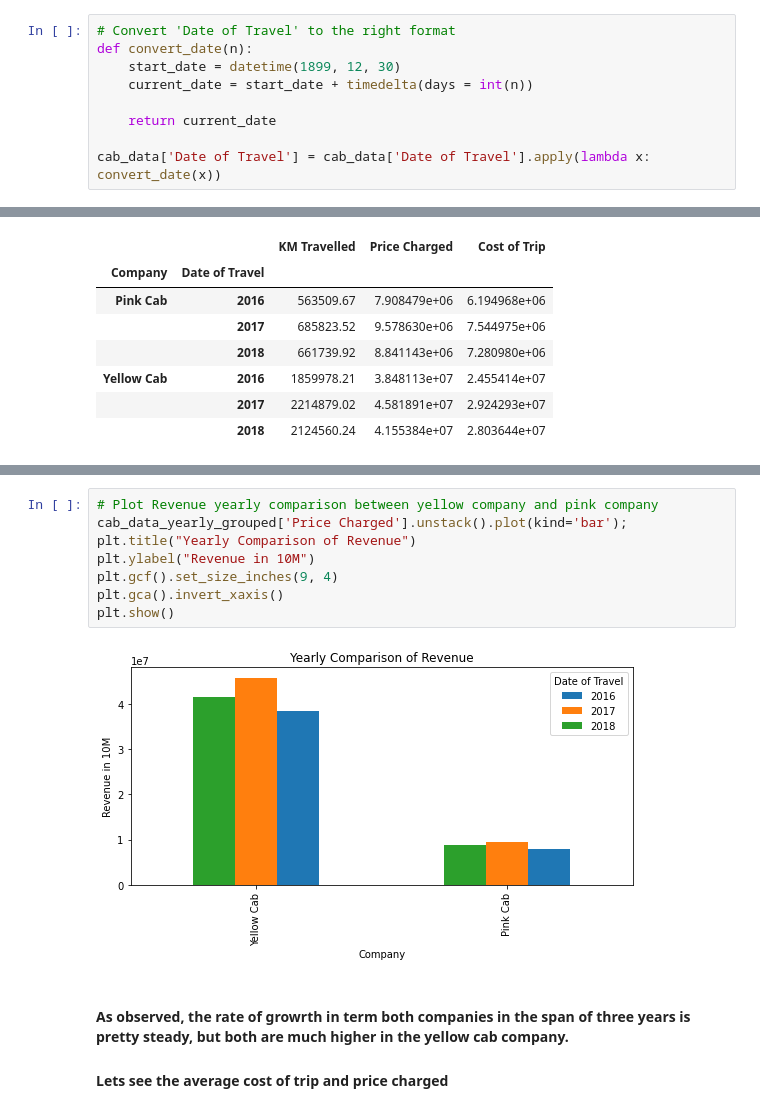
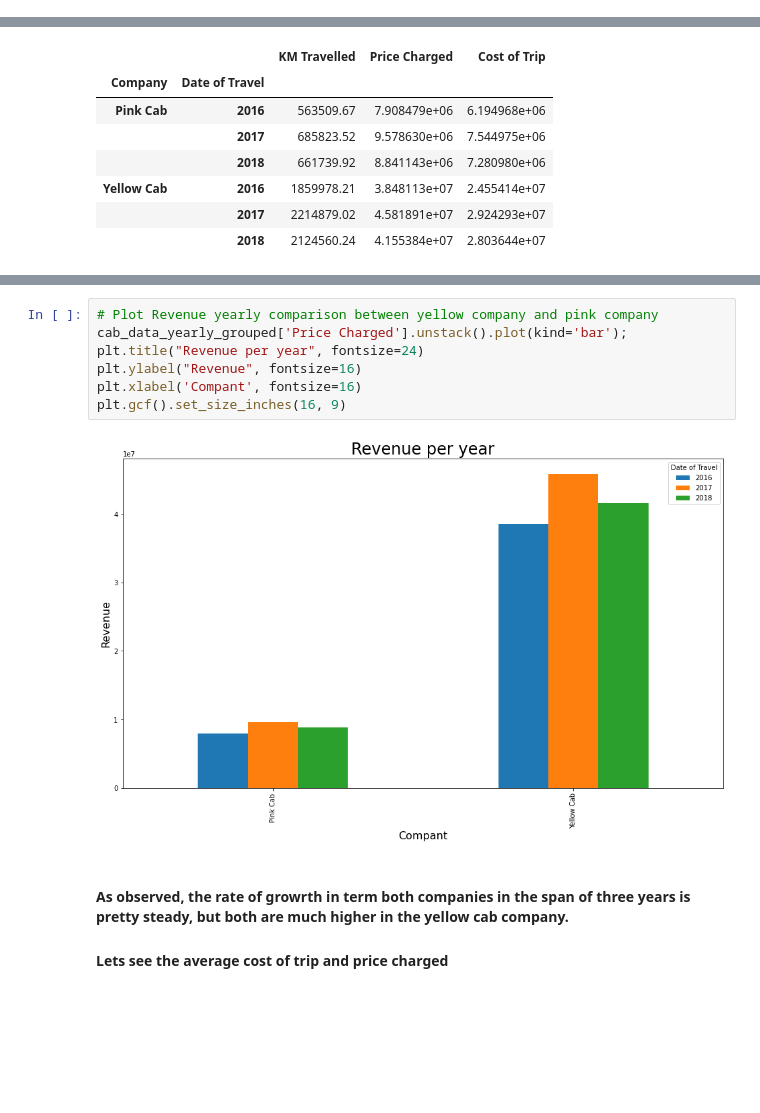
Before and after one commit to Ehab42/G2M-insight-for-Cab-Investment-firm, a Jupyter notebook: cab_data_EDA.ipynb, the cells around one changed output, grey strips where cells are left out. Cells and saved outputs as stored; diff of their text form; blank space fills up the shorter version.

```diff
--- a/cab_data_EDA.ipynb
+++ b/cab_data_EDA.ipynb
@@ -25,15 +25,6 @@ cab_data.head(10)
 | 7 | 10000018 | 42376 | Pink Cab | AUSTIN TX | 35.65 | 466.10 | 377.890 |
 | 8 | 10000019 | 42381 | Pink Cab | BOSTON MA | 14.40 | 191.61 | 146.880 |
 | 9 | 10000020 | 42375 | Pink Cab | BOSTON MA | 10.89 | 156.98 | 113.256 |
-# %%
-# Convert 'Date of Travel' to the right format
-def convert_date(n):
-    start_date = datetime(1899, 12, 30)
-    current_date = start_date + timedelta(days = int(n))
-
-    return current_date
-
-cab_data['Date of Travel'] = cab_data['Date of Travel'].apply(lambda x: convert_date(x))
 # %%
 cab_data.head(10)
 # %% [output]
@@ -193,13 +198,12 @@ plt.show()
 # %%
 # Plot Revenue yearly comparison between yellow company and pink company
 cab_data_yearly_grouped['Price Charged'].unstack().plot(kind='bar');
-plt.title("Yearly Comparison of Revenue")
-plt.ylabel("Revenue in 10M")
-plt.gcf().set_size_inches(9, 4)
-plt.gca().invert_xaxis()
-plt.show()
+plt.title("Revenue per year", fontsize=24)
+plt.ylabel("Revenue", fontsize=16)
+plt.xlabel('Compant', fontsize=16)
+plt.gcf().set_size_inches(16, 9)
 # %% [output]
-[figure, old version]
+[figure, new version]
 # %% [markdown]
 #### As observed, the rate of growrth in term both companies in the span of three years is pretty steady, but both are much higher in the yellow cab company.
 #### Lets see the average cost of trip and price charged
```
Also changed, not shown: parts of 8 cells of this notebook.
